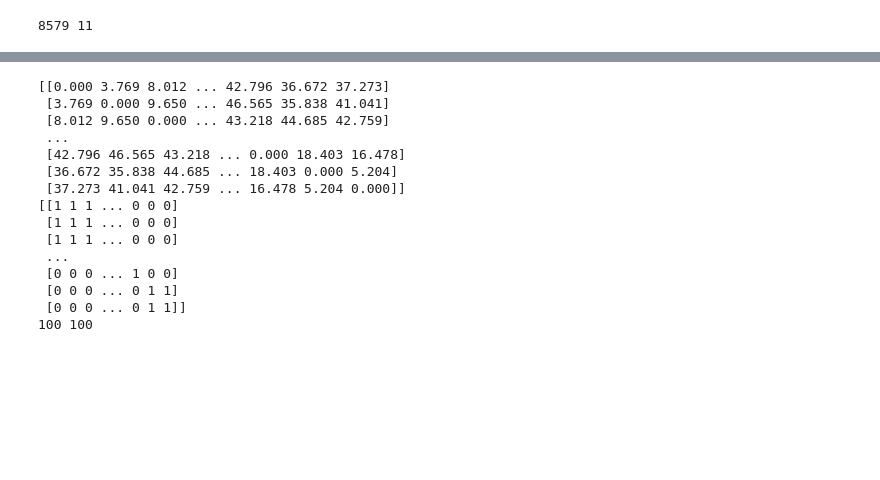
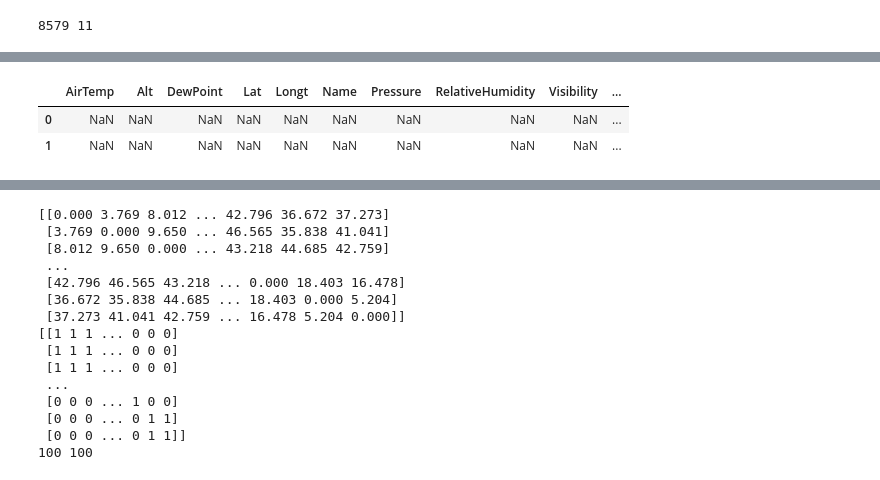
Before and after one commit to Vishal-K-Singh/darkSun, a Jupyter notebook: Untitled.ipynb, the cells around one changed output, grey strips where cells are left out. Drawn from its saved outputs; the diff is of its cells as text; code cells hidden in the pictures; blank space fills up the shorter version.

```diff
--- a/Untitled.ipynb
+++ b/Untitled.ipynb
@@ -86 +96,9 @@ zx.shape[1]
+# %%
+i=0
+j=i+1
+table2.iloc[i:i+1,:]+table.iloc[j:j+1,:]
+# %% [output]
+|  | AirTemp | Alt | DewPoint | Lat | Longt | Name | Pressure | RelativeHumidity | Visibility | ... |
+| 0 | NaN | NaN | NaN | NaN | NaN | NaN | NaN | NaN | NaN | ... |
+| 1 | NaN | NaN | NaN | NaN | NaN | NaN | NaN | NaN | NaN | ... |
 # %%
```
Also changed, not shown: parts of 4 cells of this notebook.
